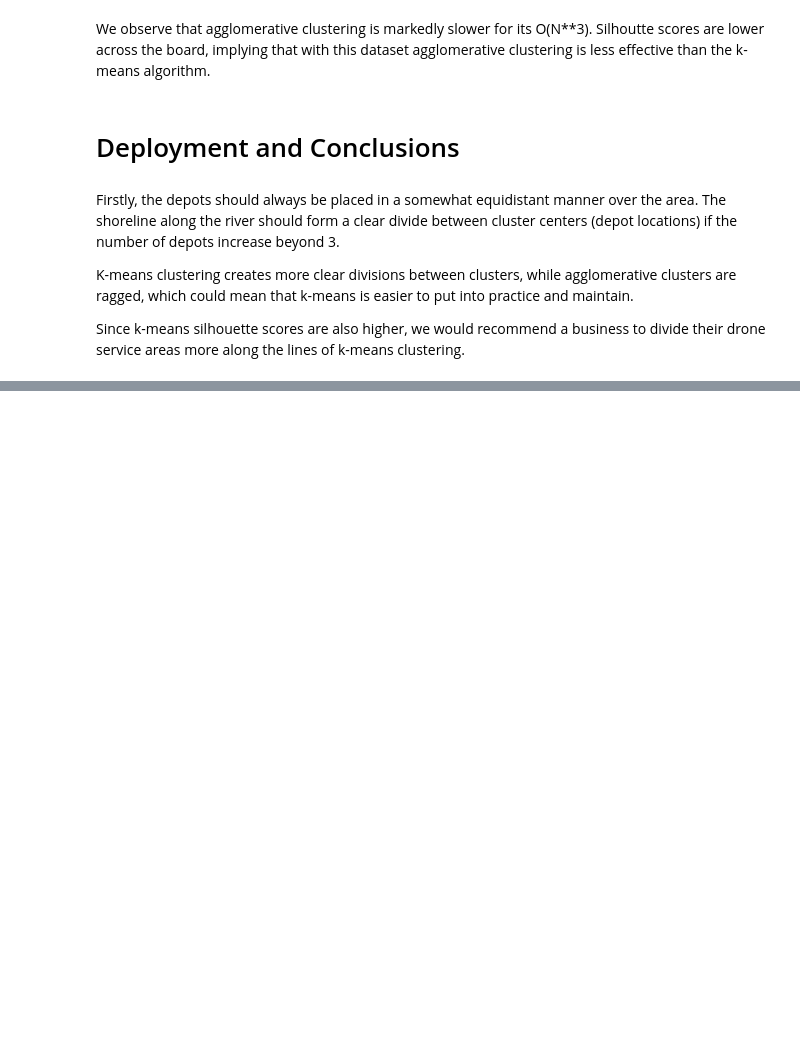
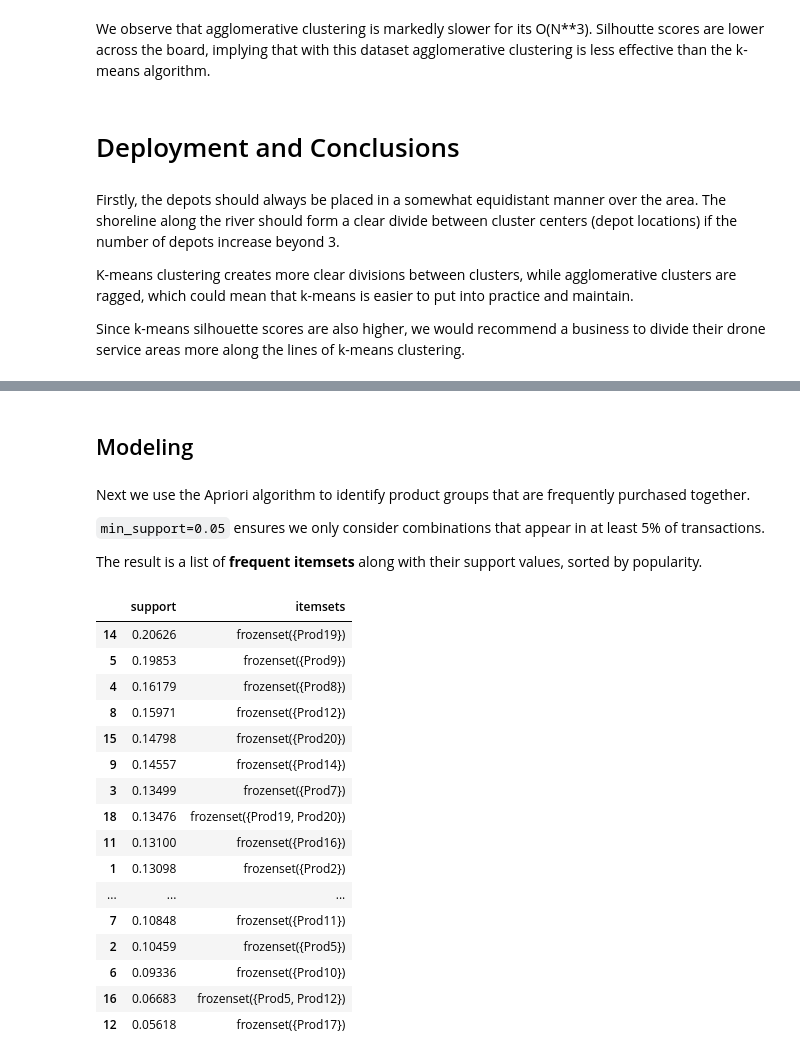
Before and after one commit to samuelms123/ML-tasks, a Jupyter notebook: task5/task5-pipeline.ipynb, the cells around one changed output, grey strips where cells are left out. Saved outputs shown, nothing was run; the diff lists cells and outputs as text; code cells hidden in the pictures; blank space fills up the shorter version.

```diff
--- a/task5/task5-pipeline.ipynb
+++ b/task5/task5-pipeline.ipynb
@@ -303,0 +385,36 @@ Since k-means silhouette scores are also higher, we would recommend a business t
+# %% [markdown]
+## Modeling
+# %% [markdown]
+Next we use the Apriori algorithm to identify product groups that are frequently purchased together.
+
+`min_support=0.05` ensures we only consider combinations that appear in at least 5% of transactions.
+
+The result is a list of **frequent itemsets** along with their support values, sorted by popularity.
+# %%
+from mlxtend.frequent_patterns import apriori, association_rules
+
+frequent_itemsets = apriori(
+    transactions,
+    min_support=0.05,
+    use_colnames=True
+)
+
+frequent_itemsets.sort_values("support", ascending=False).head(20)
+# %% [output]
+|  | support | itemsets |
+| 14 | 0.20626 | frozenset({Prod19}) |
+| 5 | 0.19853 | frozenset({Prod9}) |
+| 4 | 0.16179 | frozenset({Prod8}) |
+| 8 | 0.15971 | frozenset({Prod12}) |
+| 15 | 0.14798 | frozenset({Prod20}) |
+| 9 | 0.14557 | frozenset({Prod14}) |
+| 3 | 0.13499 | frozenset({Prod7}) |
+| 18 | 0.13476 | frozenset({Prod19, Prod20}) |
+| 11 | 0.13100 | frozenset({Prod16}) |
+| 1 | 0.13098 | frozenset({Prod2}) |
+| ... | ... | ... |
+| 7 | 0.10848 | frozenset({Prod11}) |
+| 2 | 0.10459 | frozenset({Prod5}) |
+| 6 | 0.09336 | frozenset({Prod10}) |
+| 16 | 0.06683 | frozenset({Prod5, Prod12}) |
+| 12 | 0.05618 | frozenset({Prod17}) |
```
Also changed, not shown: parts of 14 cells of this notebook.
